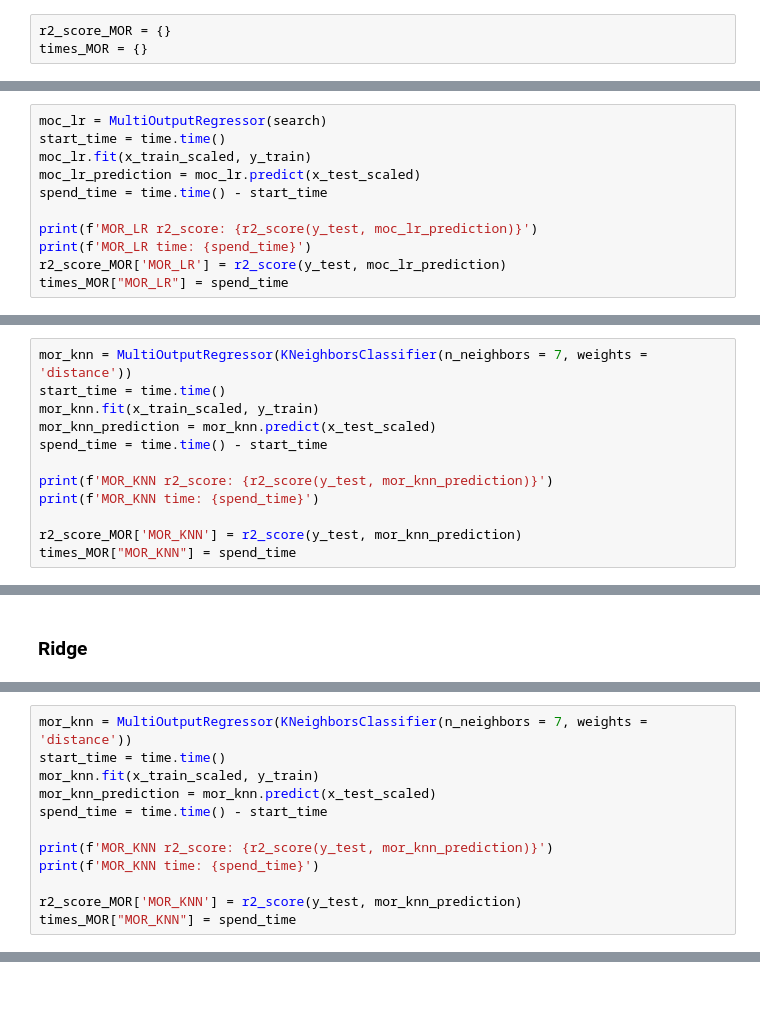
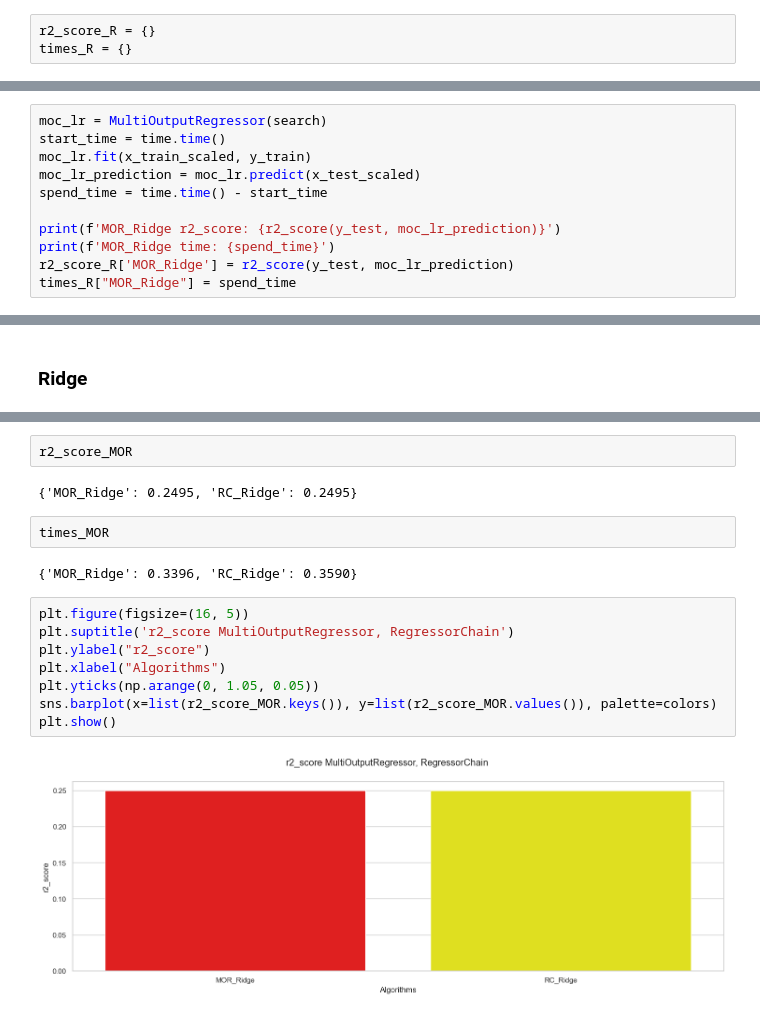
Before and after one commit to NikAlex8/ML, a Jupyter notebook: task_3/task 3.ipynb, the cells around one changed output, grey strips where cells are left out. Saved outputs shown, nothing was run; the diff lists cells and outputs as text; blank space fills up the shorter version.

```diff
--- a/task_3/task 3.ipynb
+++ b/task_3/task 3.ipynb
@@ -1155,8 +1156,8 @@ x_test_scaled = scaler.transform(x_test)
 # %% [markdown]
 ## MultiOutputRegressor
 # %%
-r2_score_MOR = {}
-times_MOR = {}
+r2_score_R = {}
+times_R = {}
 # %%
 from sklearn.multioutput import MultiOutputRegressor
 # %% [markdown]
@@ -1188,8 +1187,8 @@ moc_lr.fit(x_train_scaled, y_train)
 moc_lr_prediction = moc_lr.predict(x_test_scaled)
 spend_time = time.time() - start_time
 
-print(f'MOR_LR r2_score: {r2_score(y_test, moc_lr_prediction)}')
-print(f'MOR_LR time: {spend_time}')
-r2_score_MOR['MOR_LR'] = r2_score(y_test, moc_lr_prediction)
-times_MOR["MOR_LR"] = spend_time
+print(f'MOR_Ridge r2_score: {r2_score(y_test, moc_lr_prediction)}')
+print(f'MOR_Ridge time: {spend_time}')
+r2_score_R['MOR_Ridge'] = r2_score(y_test, moc_lr_prediction)
+times_R["MOR_Ridge"] = spend_time
 # %% [output]
@@ -1200,12 +1196,0 @@ MOR_LR time: 0.35755276679992676
-# %%
-mor_knn = MultiOutputRegressor(KNeighborsClassifier(n_neighbors = 7, weights = 'distance'))
-start_time = time.time()
-mor_knn.fit(x_train_scaled, y_train)
-mor_knn_prediction = mor_knn.predict(x_test_scaled)
-spend_time = time.time() - start_time
-
-print(f'MOR_KNN r2_score: {r2_score(y_test, mor_knn_prediction)}')
-print(f'MOR_KNN time: {spend_time}')
-
-r2_score_MOR['MOR_KNN'] = r2_score(y_test, mor_knn_prediction)
-times_MOR["MOR_KNN"] = spend_time
@@ -1235,12 +1216,0 @@ times_CC["CC_SVM"] = spend_time
-# %%
-mor_knn = MultiOutputRegressor(KNeighborsClassifier(n_neighbors = 7, weights = 'distance'))
-start_time = time.time()
-mor_knn.fit(x_train_scaled, y_train)
-mor_knn_prediction = mor_knn.predict(x_test_scaled)
-spend_time = time.time() - start_time
-
-print(f'MOR_KNN r2_score: {r2_score(y_test, mor_knn_prediction)}')
-print(f'MOR_KNN time: {spend_time}')
-
-r2_score_MOR['MOR_KNN'] = r2_score(y_test, mor_knn_prediction)
-times_MOR["MOR_KNN"] = spend_time
@@ -1261,0 +1217,18 @@ times_CC["CC_SVM"] = spend_time
+# %%
+r2_score_MOR
+# %% [output]
+{'MOR_Ridge': 0.2495, 'RC_Ridge': 0.2495}
+# %%
+times_MOR
+# %% [output]
+{'MOR_Ridge': 0.3396, 'RC_Ridge': 0.3590}
+# %%
+plt.figure(figsize=(16, 5))
+plt.suptitle('r2_score MultiOutputRegressor, RegressorChain')
+plt.ylabel("r2_score")
+plt.xlabel("Algorithms")
+plt.yticks(np.arange(0, 1.05, 0.05))
+sns.barplot(x=list(r2_score_MOR.keys()), y=list(r2_score_MOR.values()), palette=colors)
+plt.show()
+# %% [output]
+[figure, added]
```
Also changed, not shown: parts of 51 cells of this notebook.
